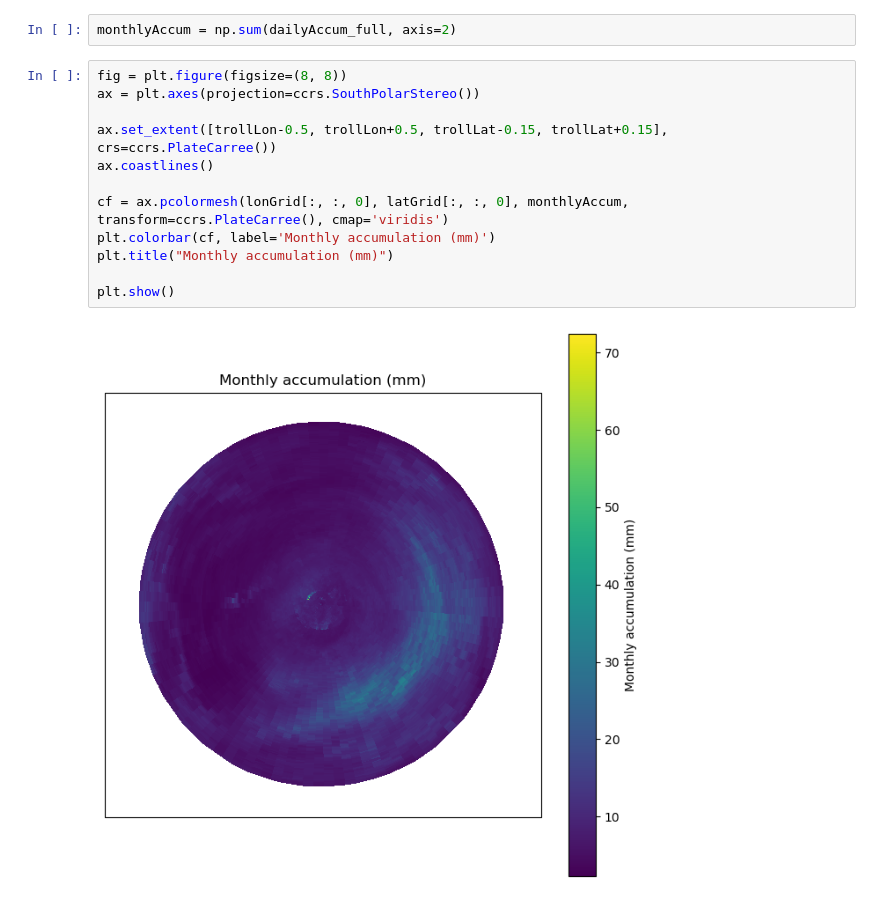
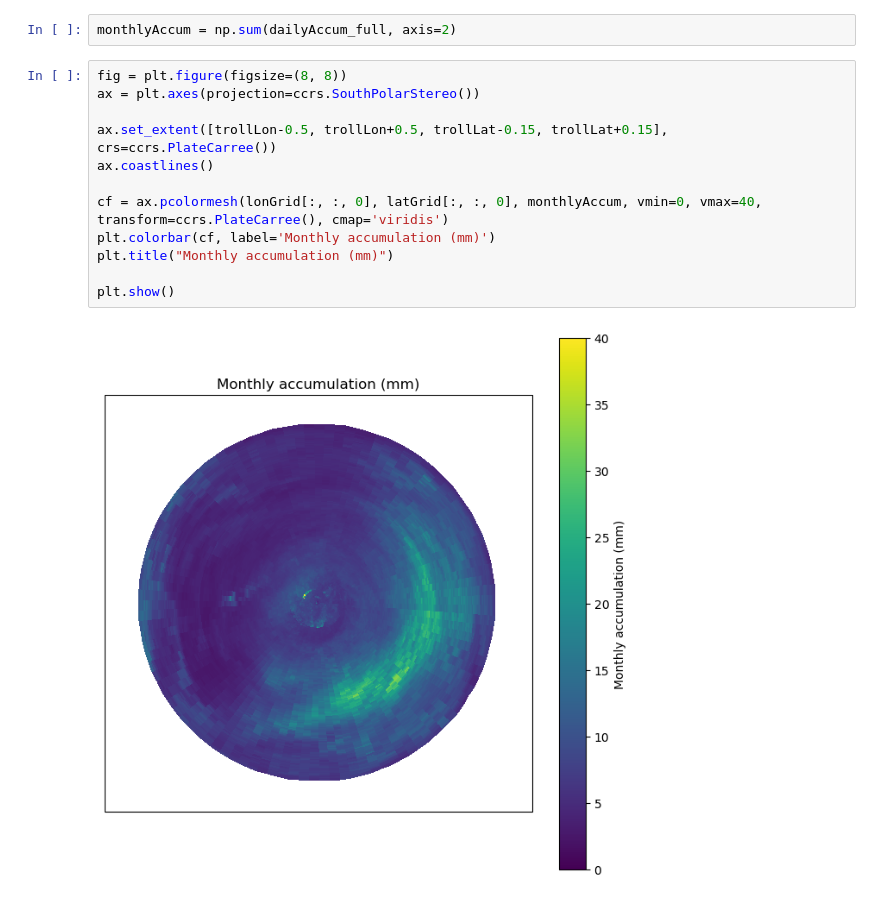
Before and after one commit to Troll-Observing-Network/neumayer-snowfall, a Jupyter notebook: MonthlyPipeline.ipynb, the cells around one changed output. Drawn from its saved outputs; the diff is of its cells as text.

Commit message:
monthly era5

```diff
--- a/MonthlyPipeline.ipynb
+++ b/MonthlyPipeline.ipynb
@@ -271,14 +271,14 @@ monthlyAccum = np.sum(dailyAccum_full, axis=2)
 # %%
 fig = plt.figure(figsize=(8, 8))
 ax = plt.axes(projection=ccrs.SouthPolarStereo())
 
 ax.set_extent([trollLon-0.5, trollLon+0.5, trollLat-0.15, trollLat+0.15], crs=ccrs.PlateCarree())
 ax.coastlines()
 
-cf = ax.pcolormesh(lonGrid[:, :, 0], latGrid[:, :, 0], monthlyAccum, transform=ccrs.PlateCarree(), cmap='viridis')
+cf = ax.pcolormesh(lonGrid[:, :, 0], latGrid[:, :, 0], monthlyAccum, vmin=0, vmax=40, transform=ccrs.PlateCarree(), cmap='viridis')
 plt.colorbar(cf, label='Monthly accumulation (mm)')
 plt.title("Monthly accumulation (mm)")
 
 plt.show()
 # %% [output]
-[figure, old version]
+[figure, new version]
```
Also changed, not shown: parts of 4 cells of this notebook.
